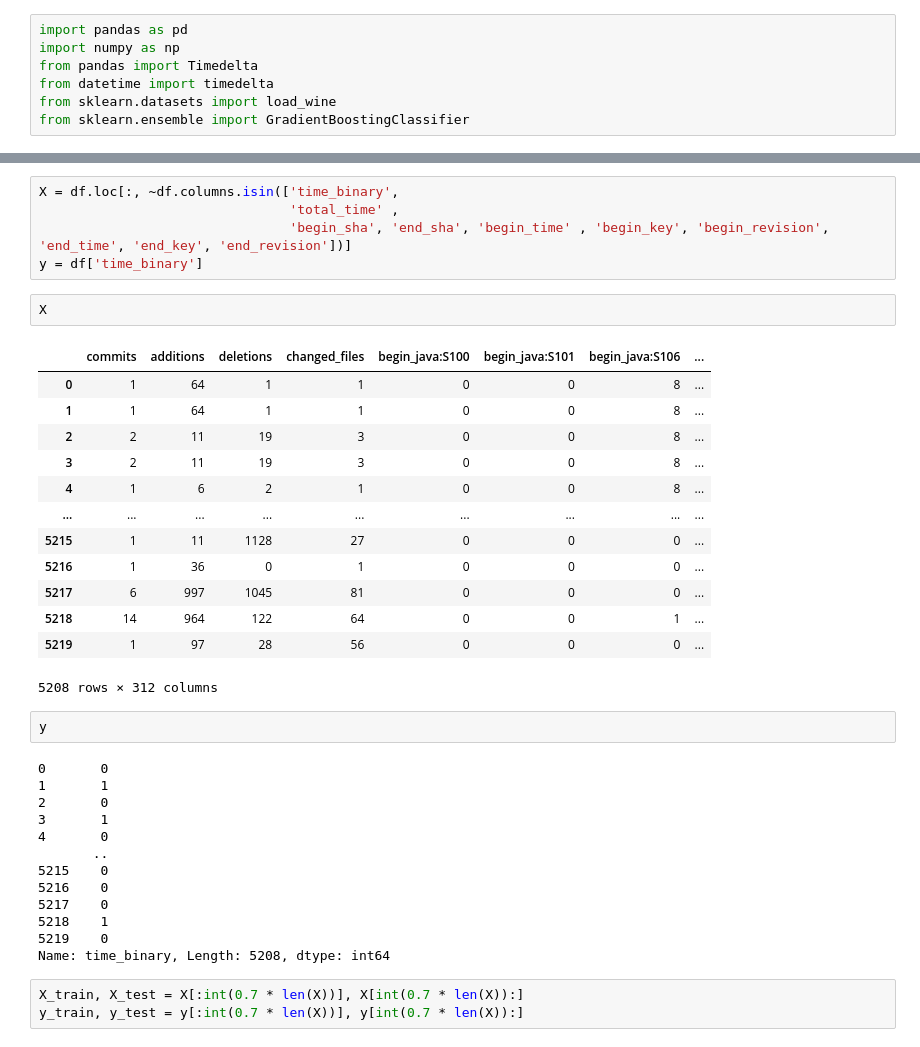
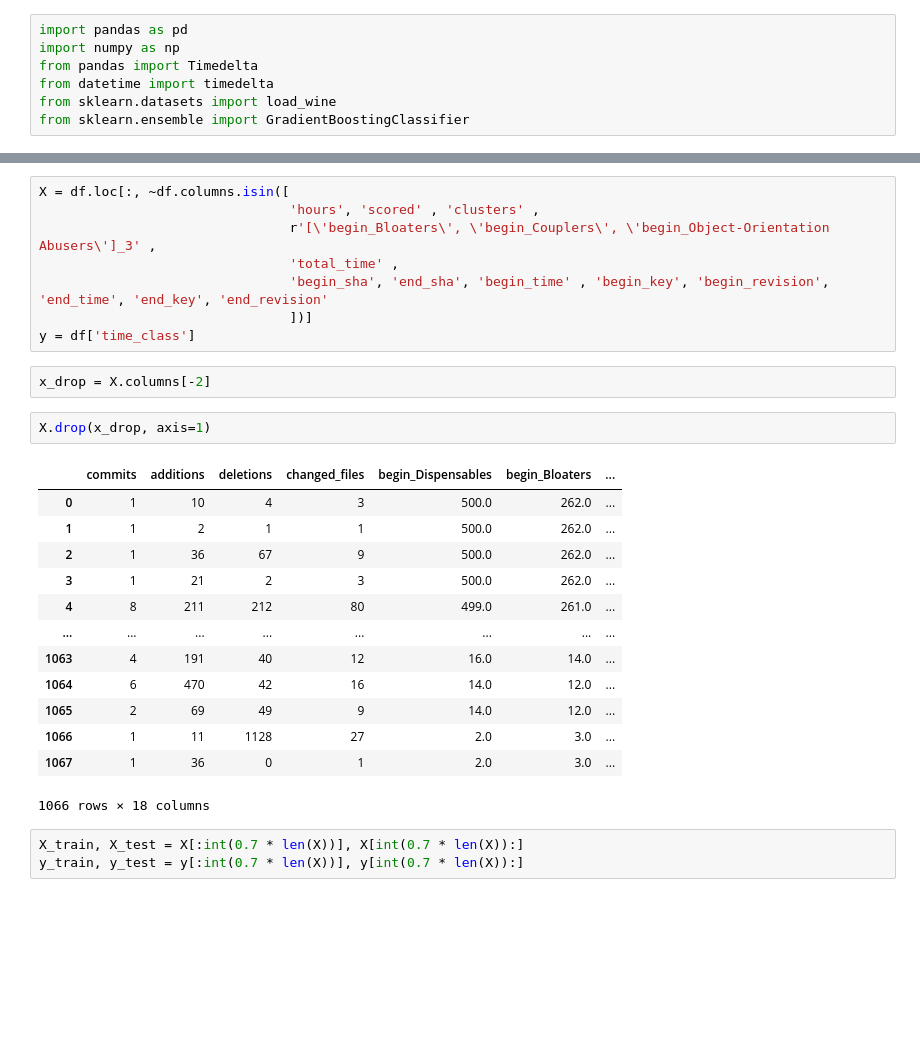
Before and after one commit to BILL-THESIS/origin-source-code-bill, a Jupyter notebook: models/GBC/seayunnel_gbc.ipynb, the cells around one changed output, grey strips where cells are left out. Saved outputs shown, nothing was run; the diff lists cells and outputs as text; blank space fills up the shorter version.

```diff
--- a/models/GBC/seayunnel_gbc.ipynb
+++ b/models/GBC/seayunnel_gbc.ipynb
@@ -87,39 +55,29 @@ Name: total_time, Length: 5208, dtype: timedelta64[ns]
 # %%
-X = df.loc[:, ~df.columns.isin(['time_binary',
+X = df.loc[:, ~df.columns.isin([
+                                'hours', 'scored' , 'clusters' ,
+                                r'[\'begin_Bloaters\', \'begin_Couplers\', \'begin_Object-Orientation Abusers\']_3' ,
                                 'total_time' ,
-                                'begin_sha', 'end_sha', 'begin_time' , 'begin_key', 'begin_revision', 'end_time', 'end_key', 'end_revision'])]
-y = df['time_binary']
+                                'begin_sha', 'end_sha', 'begin_time' , 'begin_key', 'begin_revision', 'end_time', 'end_key', 'end_revision'
+                                ])]
+y = df['time_class']
-# %%
-X
-# %% [output]
-|  | commits | additions | deletions | changed_files | begin_java:S100 | begin_java:S101 | begin_java:S106 | ... |
-| 0 | 1 | 64 | 1 | 1 | 0 | 0 | 8 | ... |
-| 1 | 1 | 64 | 1 | 1 | 0 | 0 | 8 | ... |
-| 2 | 2 | 11 | 19 | 3 | 0 | 0 | 8 | ... |
-| 3 | 2 | 11 | 19 | 3 | 0 | 0 | 8 | ... |
-| 4 | 1 | 6 | 2 | 1 | 0 | 0 | 8 | ... |
-| ... | ... | ... | ... | ... | ... | ... | ... | ... |
-| 5215 | 1 | 11 | 1128 | 27 | 0 | 0 | 0 | ... |
-| 5216 | 1 | 36 | 0 | 1 | 0 | 0 | 0 | ... |
-| 5217 | 6 | 997 | 1045 | 81 | 0 | 0 | 0 | ... |
-| 5218 | 14 | 964 | 122 | 64 | 0 | 0 | 1 | ... |
-| 5219 | 1 | 97 | 28 | 56 | 0 | 0 | 0 | ... |
-5208 rows × 312 columns
-# %%
-y
-# %% [output]
-0       0
-1       1
-2       0
-3       1
-4       0
-       ..
-5215    0
-5216    0
-5217    0
-5218    1
-5219    0
-Name: time_binary, Length: 5208, dtype: int64
+# %%
+x_drop = X.columns[-2]
+# %%
+X.drop(x_drop, axis=1)
+# %% [output]
+|  | commits | additions | deletions | changed_files | begin_Dispensables | begin_Bloaters | ... |
+| 0 | 1 | 10 | 4 | 3 | 500.0 | 262.0 | ... |
+| 1 | 1 | 2 | 1 | 1 | 500.0 | 262.0 | ... |
+| 2 | 1 | 36 | 67 | 9 | 500.0 | 262.0 | ... |
+| 3 | 1 | 21 | 2 | 3 | 500.0 | 262.0 | ... |
+| 4 | 8 | 211 | 212 | 80 | 499.0 | 261.0 | ... |
+| ... | ... | ... | ... | ... | ... | ... | ... |
+| 1063 | 4 | 191 | 40 | 12 | 16.0 | 14.0 | ... |
+| 1064 | 6 | 470 | 42 | 16 | 14.0 | 12.0 | ... |
+| 1065 | 2 | 69 | 49 | 9 | 14.0 | 12.0 | ... |
+| 1066 | 1 | 11 | 1128 | 27 | 2.0 | 3.0 | ... |
+| 1067 | 1 | 36 | 0 | 1 | 2.0 | 3.0 | ... |
+1066 rows × 18 columns
 # %%
 X_train, X_test = X[:int(0.7 * len(X))], X[int(0.7 * len(X)):]
 y_train, y_test = y[:int(0.7 * len(X))], y[int(0.7 * len(X)):]
```
Also changed, not shown: parts of 26 cells of this notebook, 7 other files.
